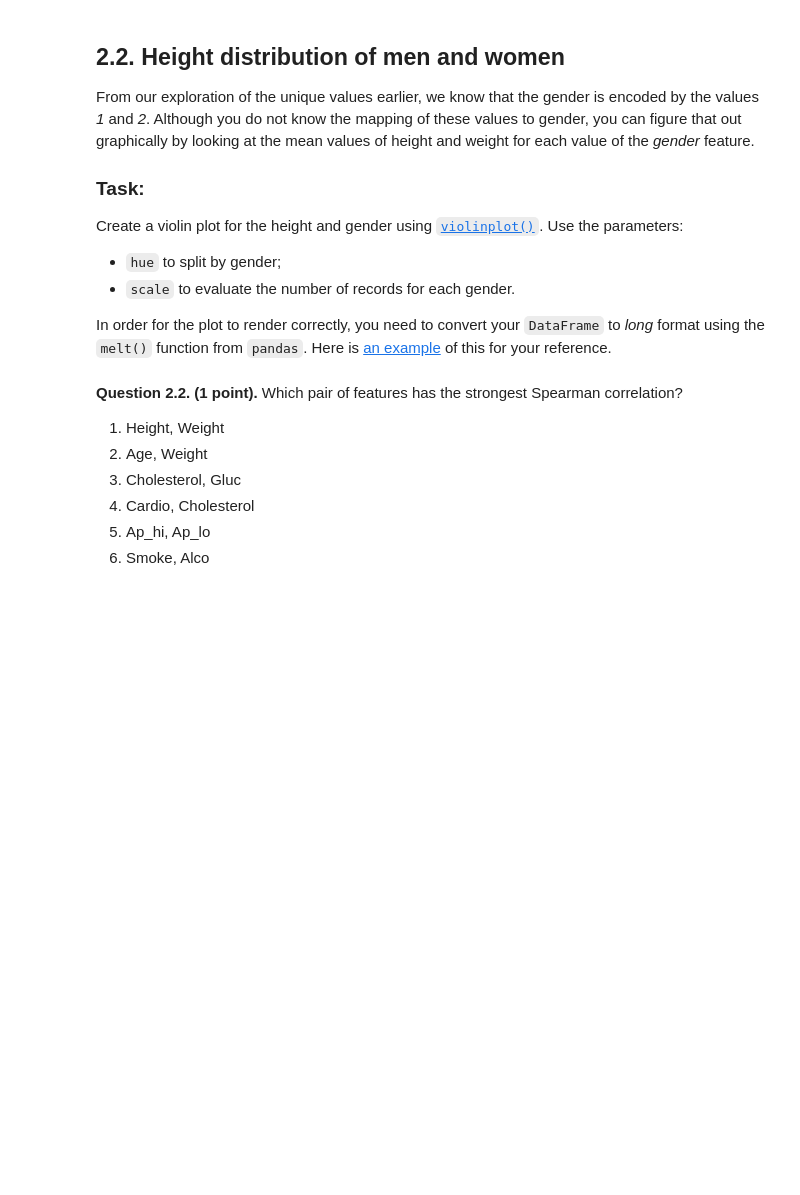
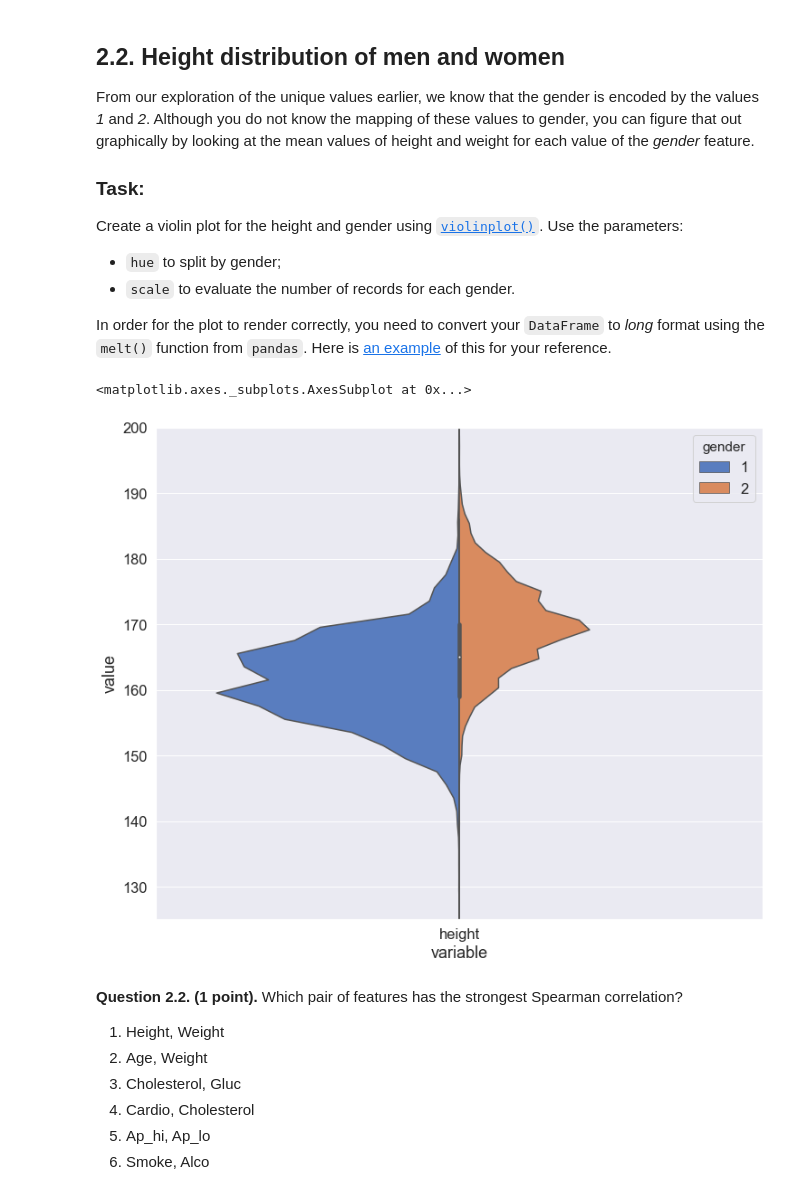
Before and after one commit to krohit01/mlcourse.ai, a Jupyter notebook: jupyter_english/assignments_demo/assignment02_analyzing_cardiovascular_desease_data.ipynb, the cells around one changed output. Cells and saved outputs as stored; diff of their text form; code cells hidden in the pictures; blank space fills up the shorter version.

```diff
--- a/jupyter_english/assignments_demo/assignment02_analyzing_cardiovascular_desease_data.ipynb
+++ b/jupyter_english/assignments_demo/assignment02_analyzing_cardiovascular_desease_data.ipynb
@@ -414,3 +462,26 @@ In order for the plot to render correctly, you need to convert your `DataFrame`
+# %%
+## convert df dataframe to long form
+
+df_long_gender=pd.melt(frame=df, value_vars='height', id_vars='gender')
+# %%
+# You code here
+
+
+plt.figure(figsize=(12, 10) )   ## set figure size
+plt.ylim(125, 200)   ## set y axis limits for better visuals
+
+## violin plot
+sns.violinplot(data=df_long_gender,
+               x='variable',
+               y='value',
+               hue='gender',
+               scale='count',
+               split=True,
+               palette="muted",
+               scale_hue=False)
+# %% [output]
+<matplotlib.axes._subplots.AxesSubplot at 0x...>
+[figure, added]
 # %% [markdown]
 **Question 2.2. (1 point).** Which pair of features has the strongest Spearman correlation?
 
```
Also changed, not shown: parts of 13 cells of this notebook.
